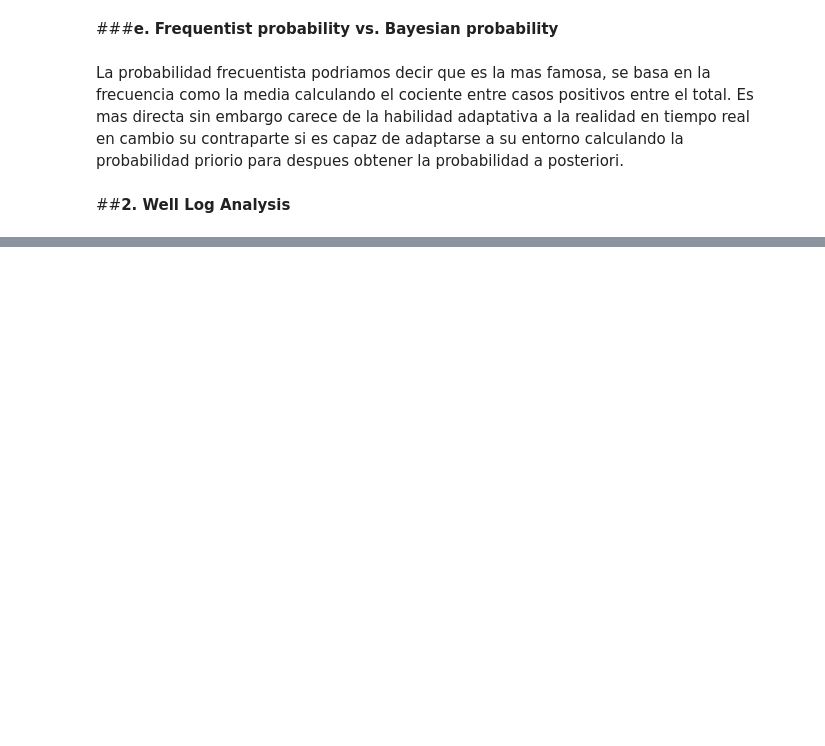
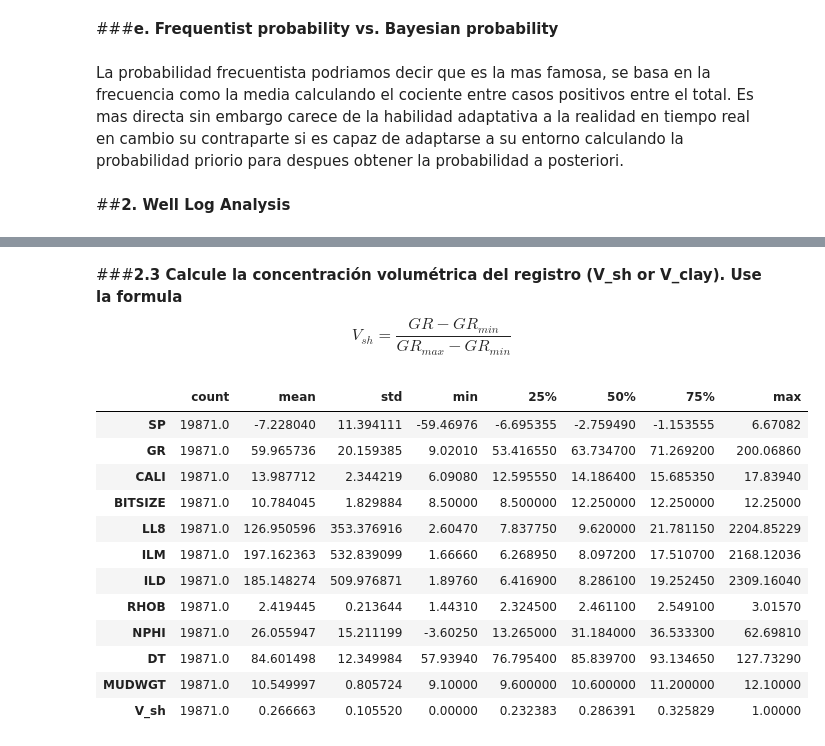
Before and after one commit to Albieri151/Ejercicios-Data-Science-Petroleo, a Jupyter notebook: Alana_Albieri_week1.ipynb, the cells around one changed output, grey strips where cells are left out. Drawn from its saved outputs; the diff is of its cells as text; code cells hidden in the pictures; blank space fills up the shorter version.

```diff
--- a/Alana_Albieri_week1.ipynb
+++ b/Alana_Albieri_week1.ipynb
@@ -35,0 +41,6 @@ La probabilidad frecuentista podriamos decir que es la mas famosa, se basa en la
+# %%
+import lasio as ls
+
+well_log = ls.read("https://raw.githubusercontent.com/Albieri151/Ejercicios-Data-Science-Petroleo/main/KG1.LAS").df()
+df_well_log = well_log.dropna()
+type(df_well_log)
@@ -35,0 +87,24 @@ La probabilidad frecuentista podriamos decir que es la mas famosa, se basa en la
+# %% [markdown]
+###**2.3 	Calcule la concentración volumétrica del registro (V_sh or V_clay). Use la formula**
+$$
+V_{sh} = \frac{GR - GR_{min}}{GR_{max} - GR_{min}}
+$$
+# %%
+v_sh = (df_well_log['GR'] - df_well_log['GR'].min()) / (df_well_log['GR'].max() - df_well_log['GR'].min())
+df_well_log_copy = df_well_log.copy()
+df_well_log_copy['V_sh'] = v_sh
+df_well_log_copy.describe().T
+# %% [output]
+|  | count | mean | std | min | 25% | 50% | 75% | max |
+| SP | 19871.0 | -7.228040 | 11.394111 | -59.46976 | -6.695355 | -2.759490 | -1.153555 | 6.67082 |
+| GR | 19871.0 | 59.965736 | 20.159385 | 9.02010 | 53.416550 | 63.734700 | 71.269200 | 200.06860 |
+| CALI | 19871.0 | 13.987712 | 2.344219 | 6.09080 | 12.595550 | 14.186400 | 15.685350 | 17.83940 |
+| BITSIZE | 19871.0 | 10.784045 | 1.829884 | 8.50000 | 8.500000 | 12.250000 | 12.250000 | 12.25000 |
+| LL8 | 19871.0 | 126.950596 | 353.376916 | 2.60470 | 7.837750 | 9.620000 | 21.781150 | 2204.85229 |
+| ILM | 19871.0 | 197.162363 | 532.839099 | 1.66660 | 6.268950 | 8.097200 | 17.510700 | 2168.12036 |
+| ILD | 19871.0 | 185.148274 | 509.976871 | 1.89760 | 6.416900 | 8.286100 | 19.252450 | 2309.16040 |
+| RHOB | 19871.0 | 2.419445 | 0.213644 | 1.44310 | 2.324500 | 2.461100 | 2.549100 | 3.01570 |
+| NPHI | 19871.0 | 26.055947 | 15.211199 | -3.60250 | 13.265000 | 31.184000 | 36.533300 | 62.69810 |
+| DT | 19871.0 | 84.601498 | 12.349984 | 57.93940 | 76.795400 | 85.839700 | 93.134650 | 127.73290 |
+| MUDWGT | 19871.0 | 10.549997 | 0.805724 | 9.10000 | 9.600000 | 10.600000 | 11.200000 | 12.10000 |
+| V_sh | 19871.0 | 0.266663 | 0.105520 | 0.00000 | 0.232383 | 0.286391 | 0.325829 | 1.00000 |
```
Also changed, not shown: parts of 9 cells of this notebook.
